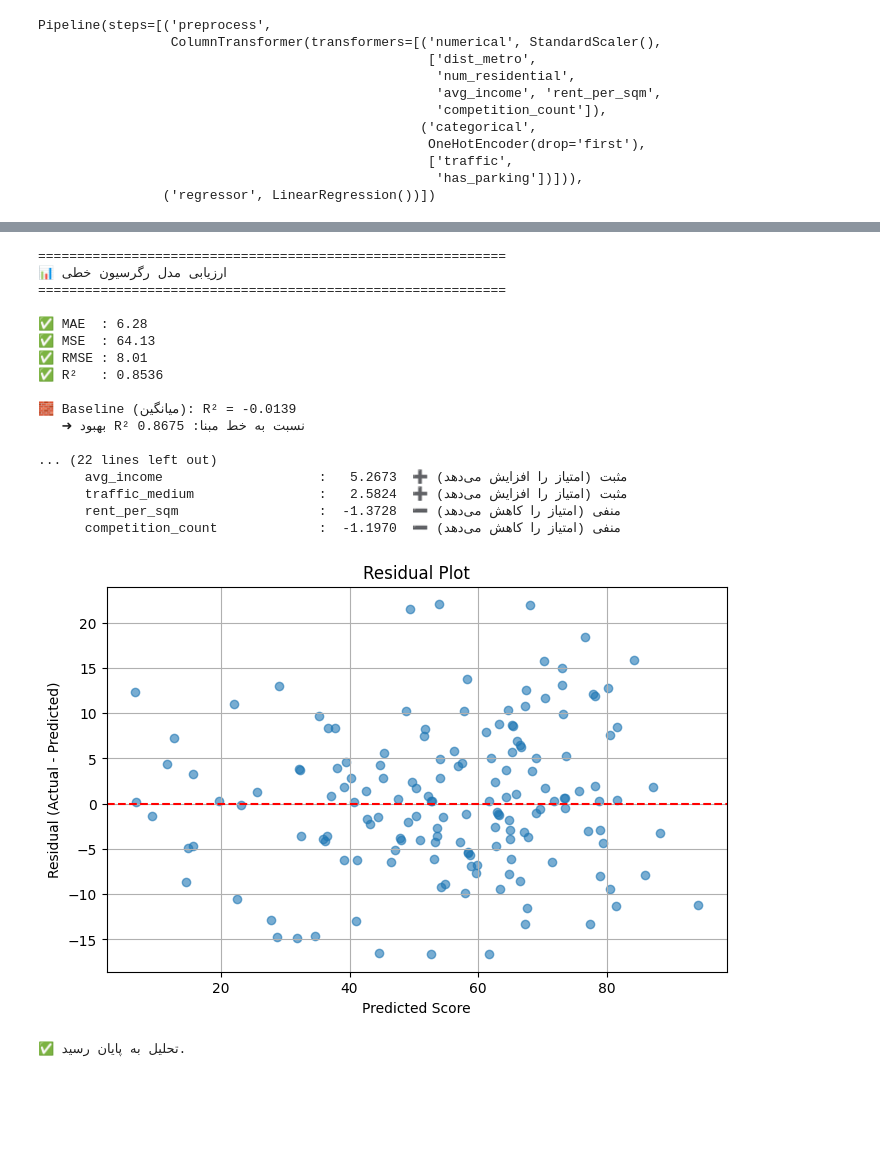
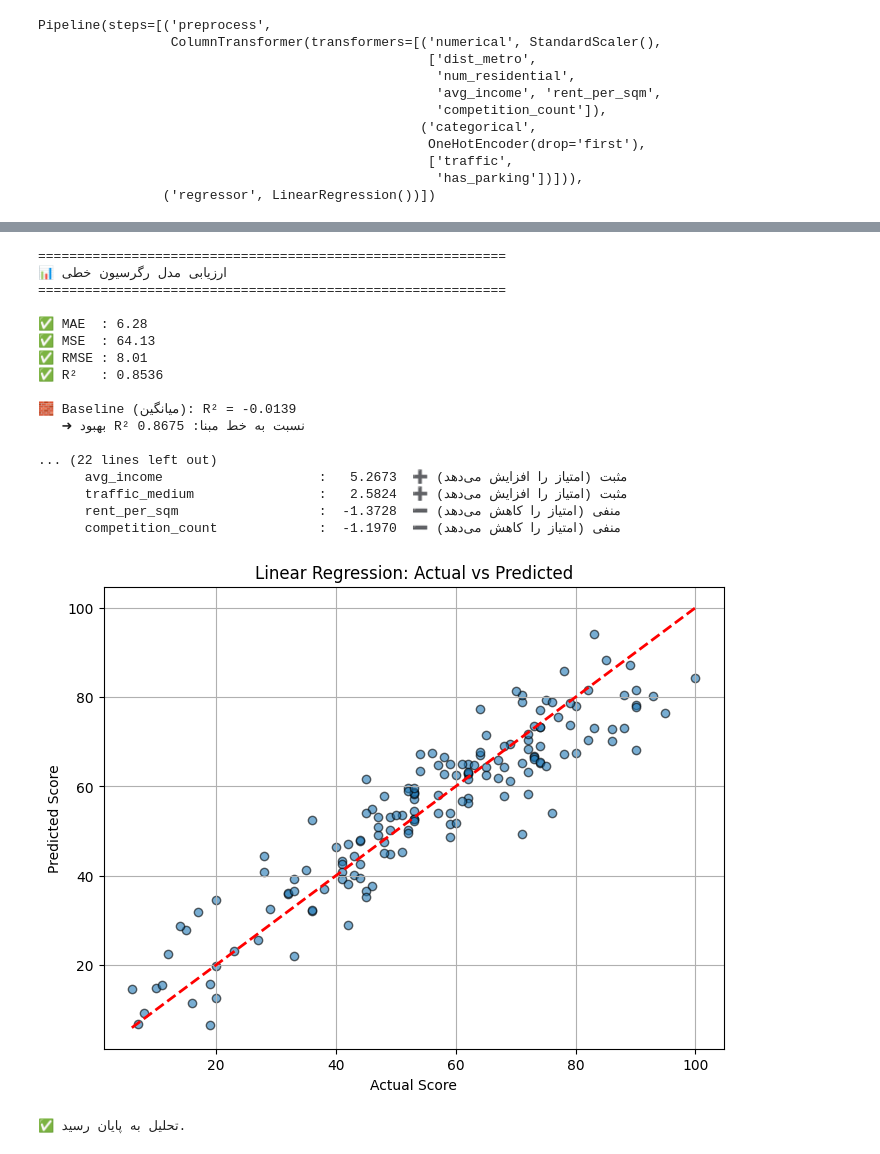
Before and after one commit to Shayan-Dx/store-location-prediction, a Jupyter notebook: notebooks/linear_regression.ipynb, the cells around one changed output, grey strips where cells are left out. Saved outputs shown, nothing was run; the diff lists cells and outputs as text; code cells hidden in the pictures; blank space fills up the shorter version.

```diff
--- a/notebooks/linear_regression.ipynb
+++ b/notebooks/linear_regression.ipynb
@@ -127,39 +167,38 @@ print("\n📈 ضرایب مدل (اهمیت و جهت تأثیر):")
 print(coef_df[['Feature', 'Coefficient']].to_string(index=False))
 
 print("\n   🧠 تحلیل سریع:")
 for _, row in coef_df.iterrows():
     direction = "➕ مثبت (امتیاز را افزایش می‌دهد)" if row['Coefficient'] > 0 else "➖ منفی (امتیاز را کاهش می‌دهد)"
     print(f"      {row['Feature']:30s}: {row['Coefficient']:8.4f}  {direction}")
 
 # ---------- نمودار باقی‌مانده‌ها ----------
-plt.figure(figsize=(8,5))
-residuals = y_test - y_pred
-plt.scatter(y_pred, residuals, alpha=0.6)
-plt.axhline(y=0, color='red', linestyle='--')
-plt.xlabel('Predicted Score')
-plt.ylabel('Residual (Actual - Predicted)')
-plt.title('Residual Plot')
+plt.figure(figsize=(8, 6))
+plt.scatter(y_test, y_pred, alpha=0.6, edgecolors='k')
+plt.plot([y_test.min(), y_test.max()], [y_test.min(), y_test.max()], 'r--', lw=2)
+plt.xlabel('Actual Score')
+plt.ylabel('Predicted Score')
+plt.title('Linear Regression: Actual vs Predicted')
 plt.grid(True)
 plt.show()
 
 print("\n✅ تحلیل به پایان رسید.")
 # %% [output]
 ============================================================
 📊 ارزیابی مدل رگرسیون خطی
 ============================================================
 
 ✅ MAE  : 6.28
 ✅ MSE  : 64.13
 ✅ RMSE : 8.01
 ✅ R²   : 0.8536
 
 🧱 Baseline (میانگین): R² = -0.0139
    ➜ بهبود R² نسبت به خط مبنا: 0.8675
 
 ... (22 lines left out)
       avg_income                    :   5.2673  ➕ مثبت (امتیاز را افزایش می‌دهد)
       traffic_medium                :   2.5824  ➕ مثبت (امتیاز را افزایش می‌دهد)
       rent_per_sqm                  :  -1.3728  ➖ منفی (امتیاز را کاهش می‌دهد)
       competition_count             :  -1.1970  ➖ منفی (امتیاز را کاهش می‌دهد)
-[figure, old version]
+[figure, new version]
 ✅ تحلیل به پایان رسید.
```
Also changed, not shown: parts of 2 cells of this notebook, 1 other file.
